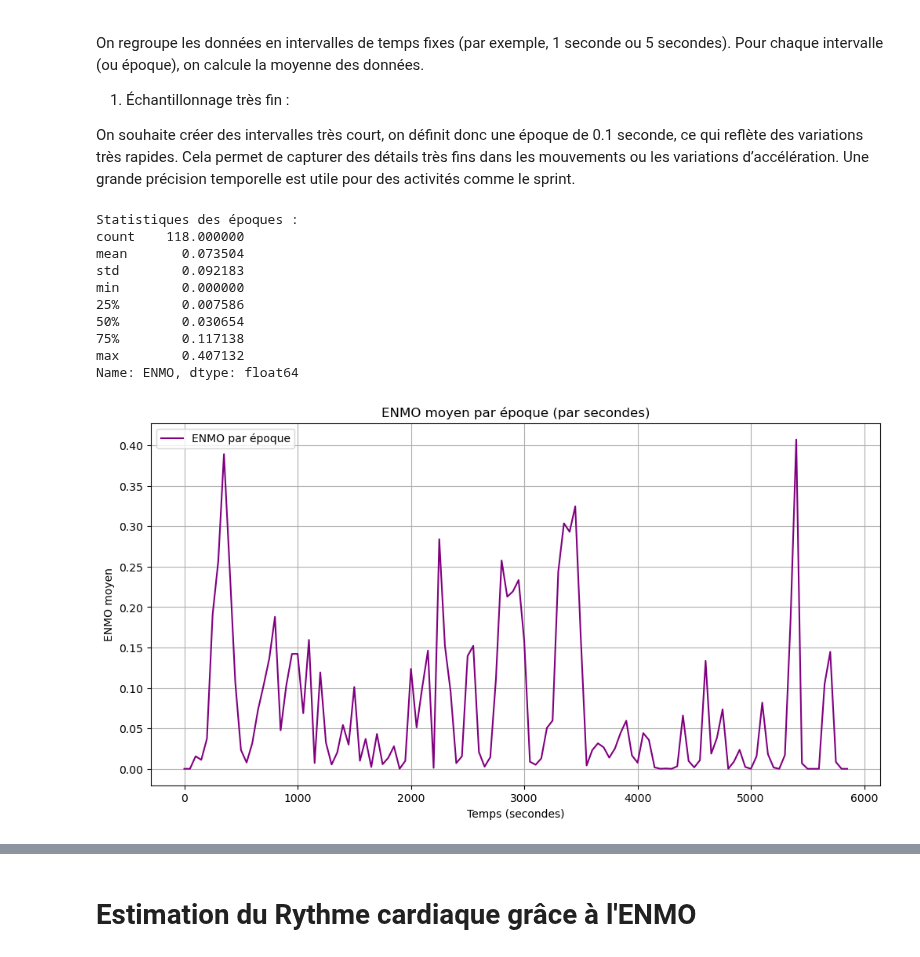
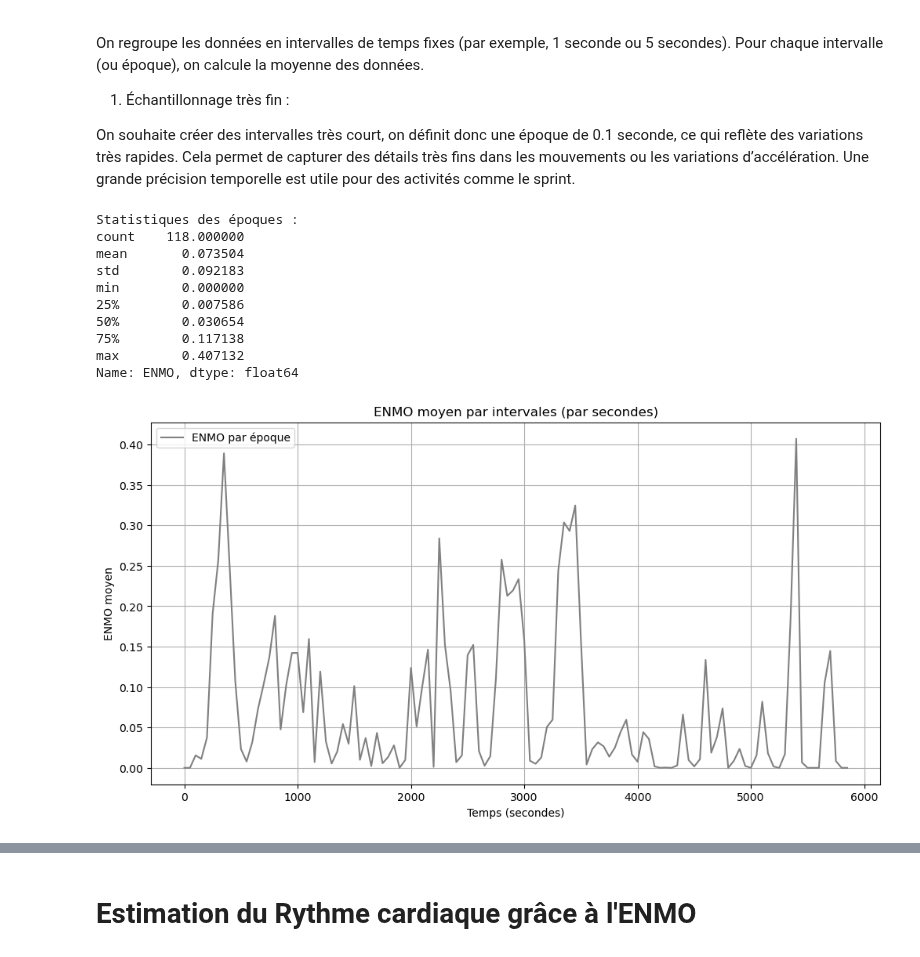
Before and after one commit to leyah-sa/AX3-Project, a Jupyter notebook: notebooks/Non-smoker/D) ENMO.ipynb, the cells around one changed output, grey strips where cells are left out. Drawn from its saved outputs; the diff is of its cells as text; code cells hidden in the pictures.

```diff
--- a/notebooks/Non-smoker/D) ENMO.ipynb
+++ b/notebooks/Non-smoker/D) ENMO.ipynb
@@ -169,33 +210,33 @@ On souhaite créer des intervalles très court, on définit donc une époque de
 # %%
 # Regrouper par époques (par exemple, 1 seconde)
 epoch_duration = 0.1 / sampling_interval  # Durée d'une époque en secondes
 data['epoch_index'] = (data['relative_time_minutes'] // epoch_duration).astype(int)  # Index des époques
 
 # Calculer la moyenne de l'ENMO pour chaque époque
 epoch_means = data.groupby('epoch_index')['ENMO'].mean()
 
 # Afficher les résultats
 print("Statistiques des époques :")
 print(epoch_means.describe())
 
 # Visualiser l'ENMO par époques
 plt.figure(figsize=(12, 6))
-plt.plot(epoch_means.index * epoch_duration, epoch_means, label="ENMO par époque", color='purple')
-plt.title("ENMO moyen par époque (par secondes)")
+plt.plot(epoch_means.index * epoch_duration, epoch_means, label="ENMO par époque", color='grey')
+plt.title("ENMO moyen par intervalles (par secondes)")
 plt.xlabel("Temps (secondes)")
 plt.ylabel("ENMO moyen")
 plt.grid(True)
 plt.legend()
 plt.show()
 # %% [output]
 Statistiques des époques :
 count    118.000000
 mean       0.073504
 std        0.092183
 min        0.000000
 25%        0.007586
 50%        0.030654
 75%        0.117138
 max        0.407132
 Name: ENMO, dtype: float64
-[figure, old version]
+[figure, new version]
```
Also changed, not shown: parts of 16 cells of this notebook.
